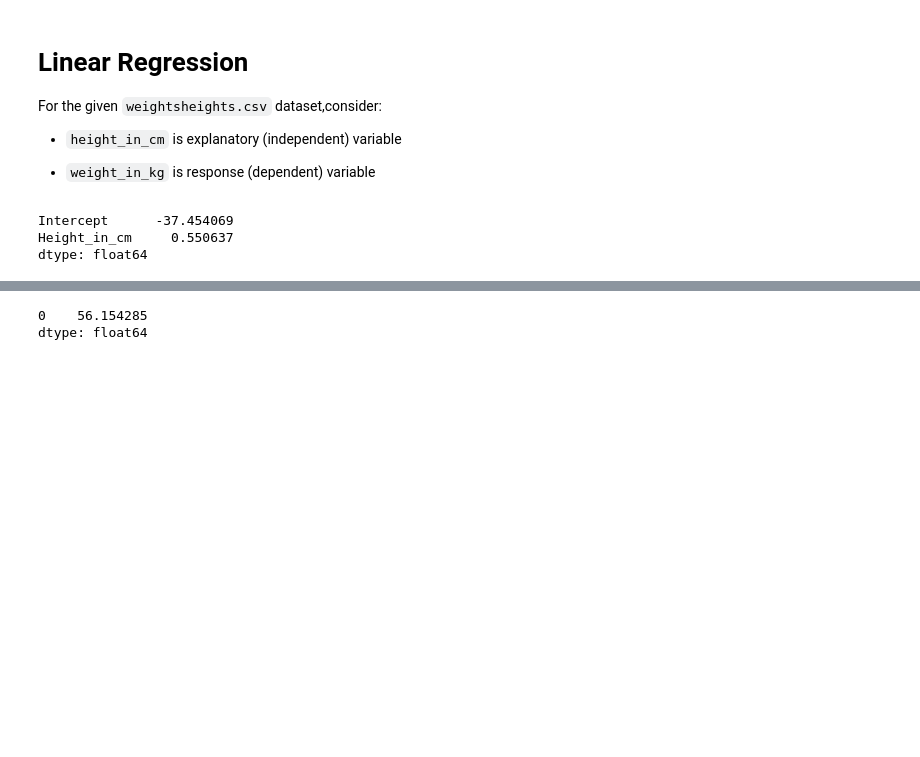
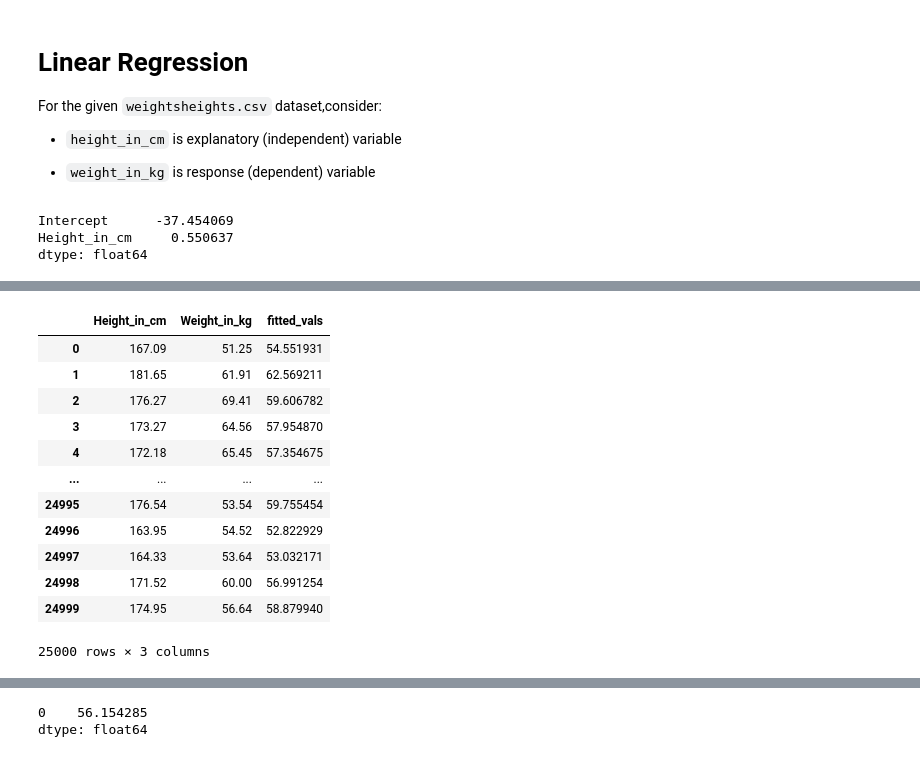
Before and after one commit to abhijeet-bhambere/python-ml-trail, a Jupyter notebook: ml_revision_1.ipynb, the cells around one changed output, grey strips where cells are left out. Cells and saved outputs as stored; diff of their text form; code cells hidden in the pictures; blank space fills up the shorter version.

```diff
--- a/ml_revision_1.ipynb
+++ b/ml_revision_1.ipynb
@@ -219,0 +227,18 @@ dtype: float64
+# %%
+fitted_vals = model.fittedvalues
+
+df.assign(fitted_vals = fitted_vals)
+# %% [output]
+|  | Height_in_cm | Weight_in_kg | fitted_vals |
+| 0 | 167.09 | 51.25 | 54.551931 |
+| 1 | 181.65 | 61.91 | 62.569211 |
+| 2 | 176.27 | 69.41 | 59.606782 |
+| 3 | 173.27 | 64.56 | 57.954870 |
+| 4 | 172.18 | 65.45 | 57.354675 |
+| ... | ... | ... | ... |
+| 24995 | 176.54 | 53.54 | 59.755454 |
+| 24996 | 163.95 | 54.52 | 52.822929 |
+| 24997 | 164.33 | 53.64 | 53.032171 |
+| 24998 | 171.52 | 60.00 | 56.991254 |
+| 24999 | 174.95 | 56.64 | 58.879940 |
+25000 rows × 3 columns
```
Also changed, not shown: parts of 33 cells of this notebook.
